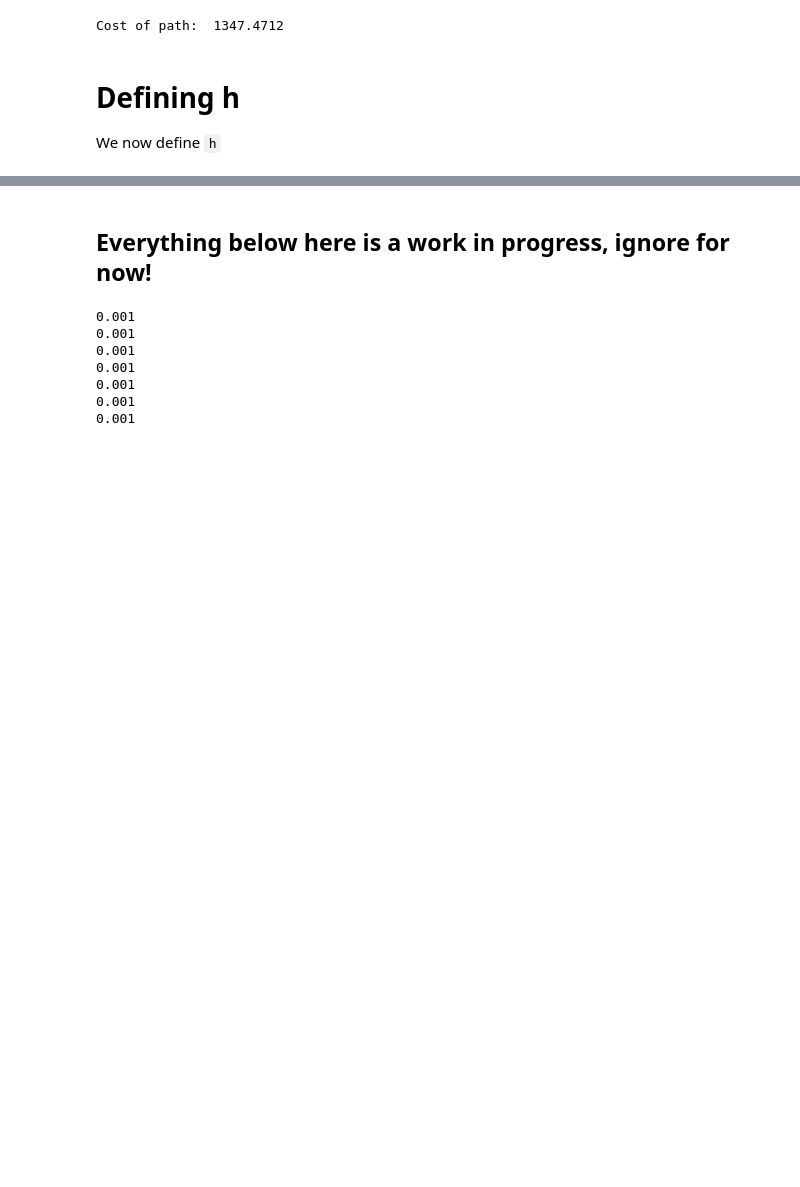
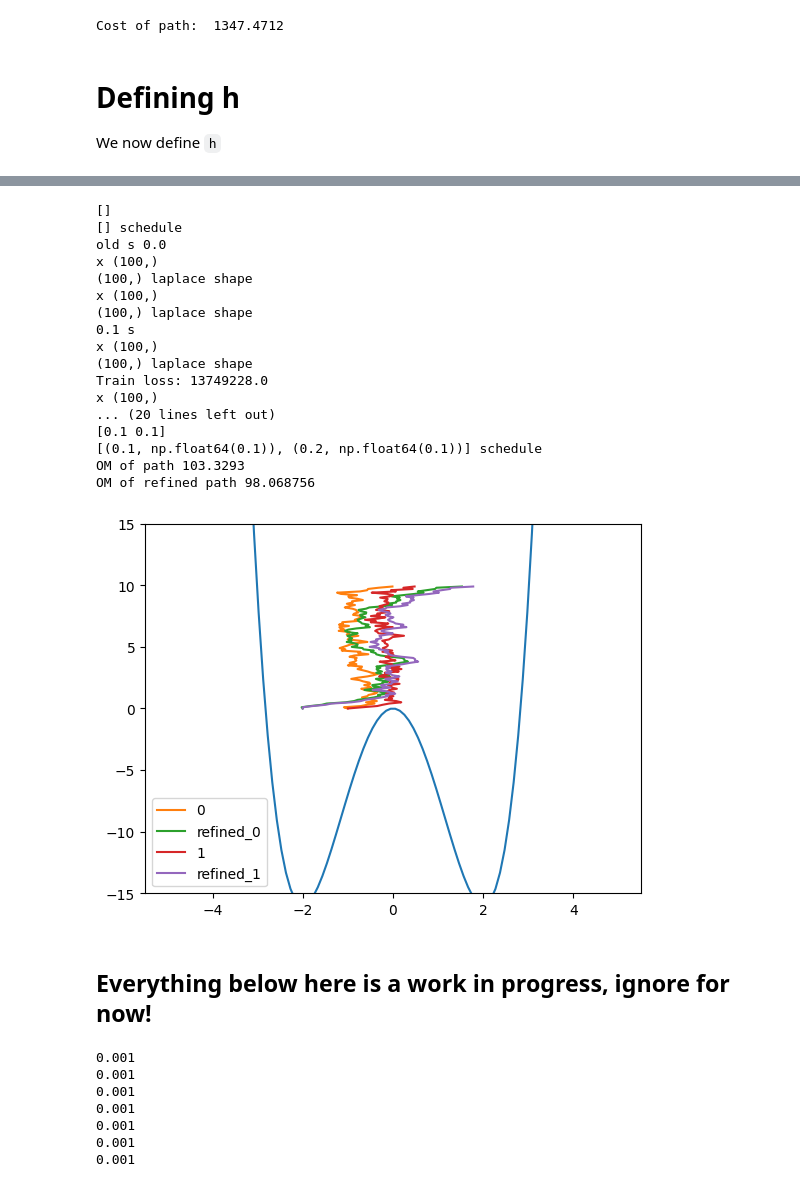
Before and after one commit to reubenharry/path_sampling, a Jupyter notebook: src/path_sampling_nb.ipynb, the cells around one changed output, grey strips where cells are left out. Drawn from its saved outputs; the diff is of its cells as text; code cells hidden in the pictures; blank space fills up the shorter version.

```diff
--- a/src/path_sampling_nb.ipynb
+++ b/src/path_sampling_nb.ipynb
@@ -463,18 +505,0 @@ OM of refined path 66.76535
-# %%
-key = jax.random.key(0)
-b = uref # initialize b as uref
-schedule = [0.5, 1.0] # , 0.2, 0.3, 0.4, 0.5, 0.6, 0.7, 0.8, 0.9, 1.0]
-for i, s in enumerate(schedule):
-
-
-
-    key = jax.random.fold_in(key, i)
-
-    # update b -> b + dbds
-    b = update(b=b,
-        hyperparams={'dt': 0.005, 'num_steps': 100, 'num_training_steps' : 1000, 'batch_size' :200},
-        key=key,
-        old_s=schedule[i-1] if i>0 else 0.0,
-        new_s=s,
-        i=i,
-    )
@@ -495,3 +506,65 @@ OM of refined path 71.961685
+# %%
+key = jax.random.key(0)
+# b = uref # initialize b as uref
+schedule = [0.1, 0.2] # , 0.2, 0.3, 0.4, 0.5, 0.6, 0.7, 0.8, 0.9, 1.0]
+dbds = MLP([3,20,20,1], key=jax.random.key(0))
+
+hyperparams = {'dt': 0.01, 'num_steps': 100, 'num_training_steps' : 1000, 'batch_size' :100}
+
+brownian_bridge_drift = lambda x,t: (1 - x)/(1-t)
+
+potential = lambda x: jnp.sum(x**4 - 8 * x**2)
+force = jax.grad(lambda x: -jnp.sum(x**4 - 8 * x**2))
+
+
+
+def J_brownian_bridge(x, y):
+    x = x[:, 0]
+    print("x", x.shape)
+
+    eps = 1. # hyperparams['dt']
+    laplacian_of_force = jax.vmap(lambda xt: jax.grad(force)(xt))(x)
+    print(laplacian_of_force.shape, "laplace shape")
+    # jax.debug.print("force x0 {x}", x=force(x[0]))
+    return (1/(2*eps**2))*jnp.sum(jax.vmap(lambda xt, dv :  0.5*eps*(force(xt).dot(force(xt)) - eps*dv) )(x, laplacian_of_force))
+                                                                                #   ))(x, dVs))
+
+for i, s in enumerate(schedule):
+
+
+
+    key = jax.random.fold_in(key, i)
+
+    # update b -> b + dbds
+    dbds = update(
+        uref=brownian_bridge_drift,
+        J=J_brownian_bridge,
+        dbds=dbds,
+        hyperparams=hyperparams,
+        key=key,
+        schedule=schedule,
+        i=i,
+        rho = lambda key: jnp.zeros((ndims,))-1.
+    )
+# %% [output]
+[]
+[] schedule
+old s 0.0
+x (100,)
+(100,) laplace shape
+x (100,)
+(100,) laplace shape
+0.1 s
+x (100,)
+(100,) laplace shape
+Train loss: 13749228.0
+x (100,)
+... (20 lines left out)
+[0.1 0.1]
+[(0.1, np.float64(0.1)), (0.2, np.float64(0.1))] schedule
+OM of path 103.3293
+OM of refined path 98.068756
+[figure, added]
 # %% [markdown]
 ## Everything below here is a work in progress, ignore for now!
 # %%
```
Also changed, not shown: parts of 9 cells of this notebook.
